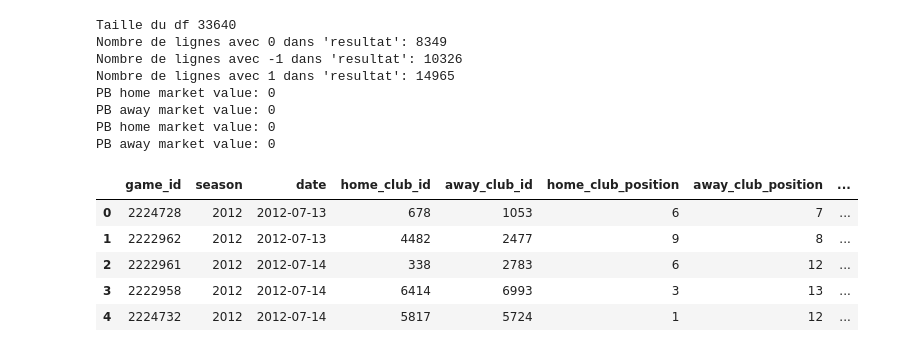
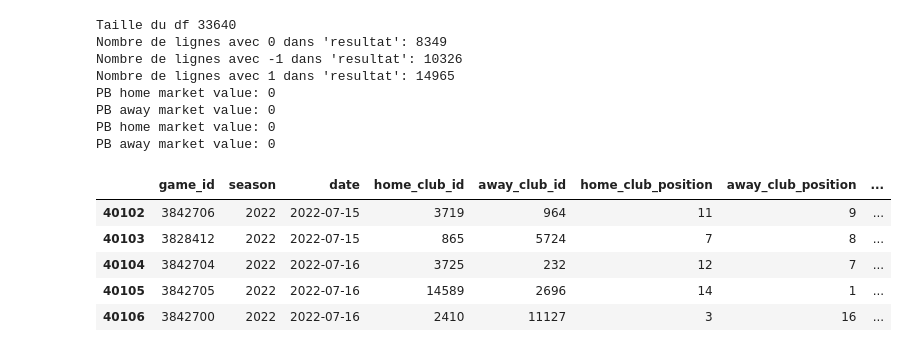
Before and after one commit to BastienKatus/Predictia, a Jupyter notebook: data/model_training/ML_Predictia_Seq.ipynb, the cells around one changed output. Saved outputs shown, nothing was run; the diff lists cells and outputs as text; code cells hidden in the pictures.

```diff
--- a/data/model_training/ML_Predictia_Seq.ipynb
+++ b/data/model_training/ML_Predictia_Seq.ipynb
@@ -356,11 +356,12 @@ df_players = data_dict['players']
 df_games = data_dict['games']
 df_game_lineups = data_dict['game_lineups']
 # %%
+df_final = df_final[df_final["season"] == 2022]
 df_final.head()
 # %% [output]
 |  | game_id | season | date | home_club_id | away_club_id | home_club_position | away_club_position | ... |
-| 0 | 2224728 | 2012 | 2012-07-13 | 678 | 1053 | 6 | 7 | ... |
-| 1 | 2222962 | 2012 | 2012-07-13 | 4482 | 2477 | 9 | 8 | ... |
-| 2 | 2222961 | 2012 | 2012-07-14 | 338 | 2783 | 6 | 12 | ... |
-| 3 | 2222958 | 2012 | 2012-07-14 | 6414 | 6993 | 3 | 13 | ... |
-| 4 | 2224732 | 2012 | 2012-07-14 | 5817 | 5724 | 1 | 12 | ... |
+| 40102 | 3842706 | 2022 | 2022-07-15 | 3719 | 964 | 11 | 9 | ... |
+| 40103 | 3828412 | 2022 | 2022-07-15 | 865 | 5724 | 7 | 8 | ... |
+| 40104 | 3842704 | 2022 | 2022-07-16 | 3725 | 232 | 12 | 7 | ... |
+| 40105 | 3842705 | 2022 | 2022-07-16 | 14589 | 2696 | 14 | 1 | ... |
+| 40106 | 3842700 | 2022 | 2022-07-16 | 2410 | 11127 | 3 | 16 | ... |
```
Also changed, not shown: parts of 8 cells of this notebook, 8 other files.
